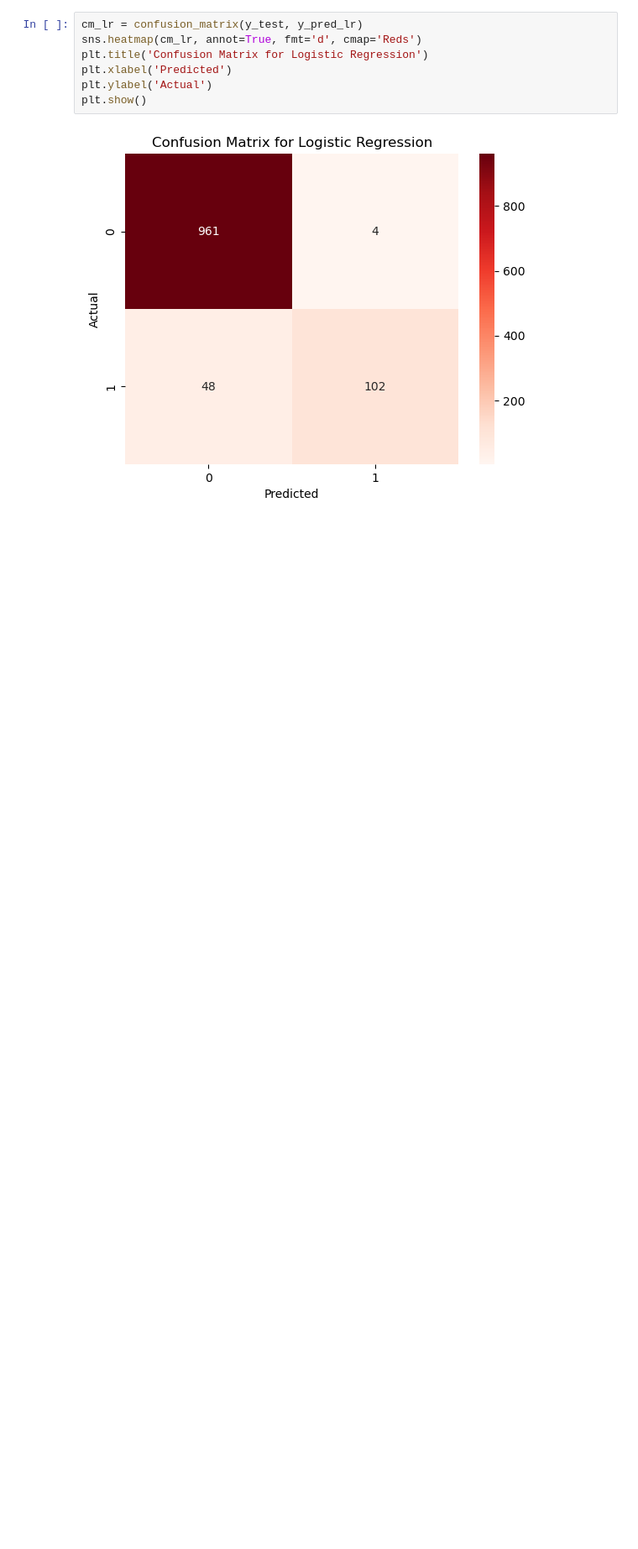
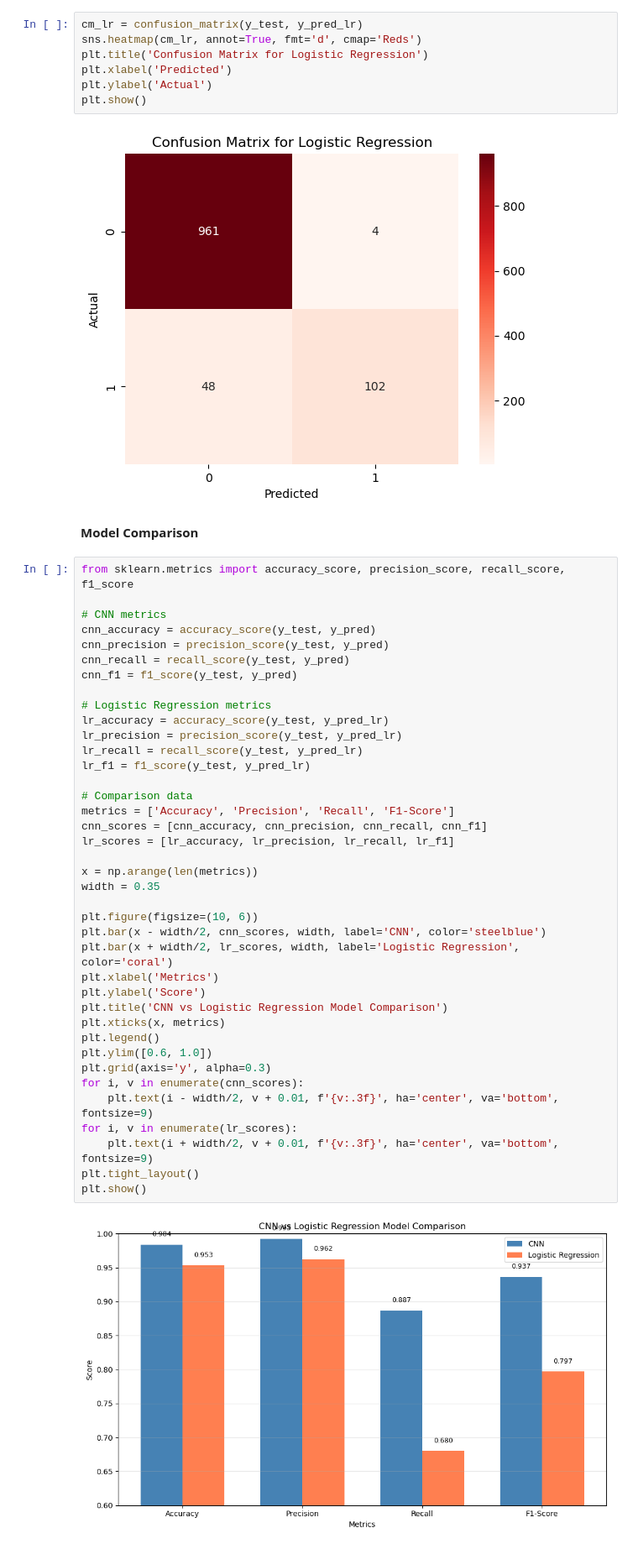
Before and after one commit to theHoodguy4587/SMS-Spam-Detection-CNN, a Jupyter notebook: notebook/spam_detect.ipynb, the cells around one changed output. Shown at 84% size. Drawn from its saved outputs; the diff is of its cells as text; blank space fills up the shorter version.

Commit message:
comparison

```diff
--- a/notebook/spam_detect.ipynb
+++ b/notebook/spam_detect.ipynb
@@ -264,3 +262,46 @@ plt.ylabel('Actual')
 plt.show()
 # %% [output]
 [figure]
+# %% [markdown]
+**Model Comparison**
+# %%
+from sklearn.metrics import accuracy_score, precision_score, recall_score, f1_score
+
+# CNN metrics
+cnn_accuracy = accuracy_score(y_test, y_pred)
+cnn_precision = precision_score(y_test, y_pred)
+cnn_recall = recall_score(y_test, y_pred)
+cnn_f1 = f1_score(y_test, y_pred)
+
+# Logistic Regression metrics
+lr_accuracy = accuracy_score(y_test, y_pred_lr)
+lr_precision = precision_score(y_test, y_pred_lr)
+lr_recall = recall_score(y_test, y_pred_lr)
+lr_f1 = f1_score(y_test, y_pred_lr)
+
+# Comparison data
+metrics = ['Accuracy', 'Precision', 'Recall', 'F1-Score']
+cnn_scores = [cnn_accuracy, cnn_precision, cnn_recall, cnn_f1]
+lr_scores = [lr_accuracy, lr_precision, lr_recall, lr_f1]
+
+x = np.arange(len(metrics))
+width = 0.35
+
+plt.figure(figsize=(10, 6))
+plt.bar(x - width/2, cnn_scores, width, label='CNN', color='steelblue')
+plt.bar(x + width/2, lr_scores, width, label='Logistic Regression', color='coral')
+plt.xlabel('Metrics')
+plt.ylabel('Score')
+plt.title('CNN vs Logistic Regression Model Comparison')
+plt.xticks(x, metrics)
+plt.legend()
+plt.ylim([0.6, 1.0])
+plt.grid(axis='y', alpha=0.3)
+for i, v in enumerate(cnn_scores):
+    plt.text(i - width/2, v + 0.01, f'{v:.3f}', ha='center', va='bottom', fontsize=9)
+for i, v in enumerate(lr_scores):
+    plt.text(i + width/2, v + 0.01, f'{v:.3f}', ha='center', va='bottom', fontsize=9)
+plt.tight_layout()
+plt.show()
+# %% [output]
+[figure, added]
```
Also changed, not shown: parts of 8 cells of this notebook.
